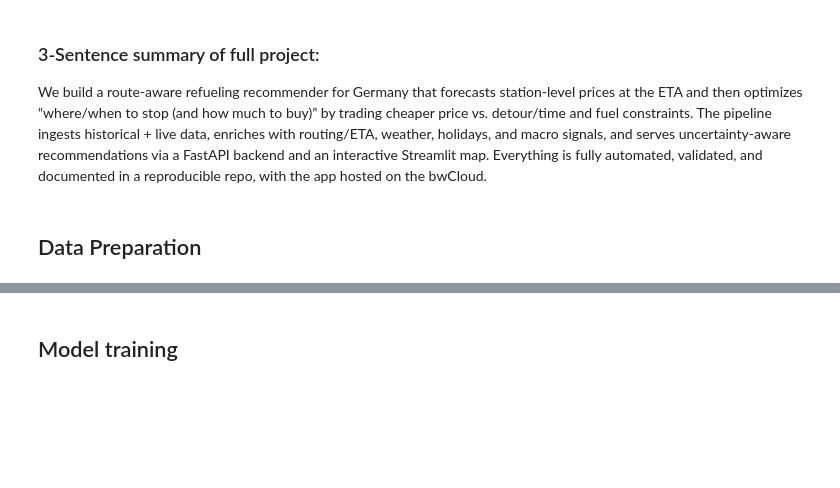
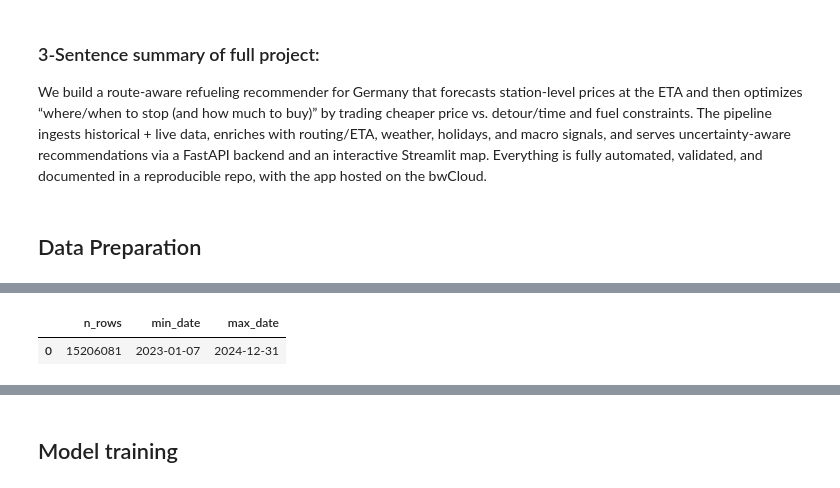
Before and after one commit to momade02/ds_project_main, a Jupyter notebook: prediction_model.ipynb, the cells around one changed output, grey strips where cells are left out. Drawn from its saved outputs; the diff is of its cells as text; code cells hidden in the pictures; blank space fills up the shorter version.

```diff
--- a/prediction_model.ipynb
+++ b/prediction_model.ipynb
@@ -396,34 +445,36 @@ con.execute(
 # %%
 con.execute("DROP TABLE IF EXISTS features_sampled_e5;")
 con.execute(
     """
     CREATE TABLE features_sampled_e5 AS
     SELECT
         f.station_uuid,
         f.d AS date,
         f.time_cell,
         f.price_today    AS price,
         f.price_yesterday,
         f.price_weekago,
-        sb.brand_group,
-        EXTRACT(DOW FROM f.d) AS day_of_week  -- 0=Sunday ... 6=Saturday
+        sb.brand_group
     FROM features_raw f
     JOIN stations_sampled_grouped sb
         ON sb.uuid = f.station_uuid
     WHERE f.price_yesterday IS NOT NULL
       AND f.price_weekago  IS NOT NULL;
     """
 )
 
 con.execute(
     """
     SELECT
         COUNT(*) AS n_rows,
         MIN(date) AS min_date,
         MAX(date) AS max_date
     FROM features_sampled_e5;
     """
 ).df()
+# %% [output]
+|  | n_rows | min_date | max_date |
+| 0 | 15206081 | 2023-01-07 | 2024-12-31 |
 # %%
 sample_df = con.execute(
     """
```
Also changed, not shown: parts of 22 cells of this notebook.
